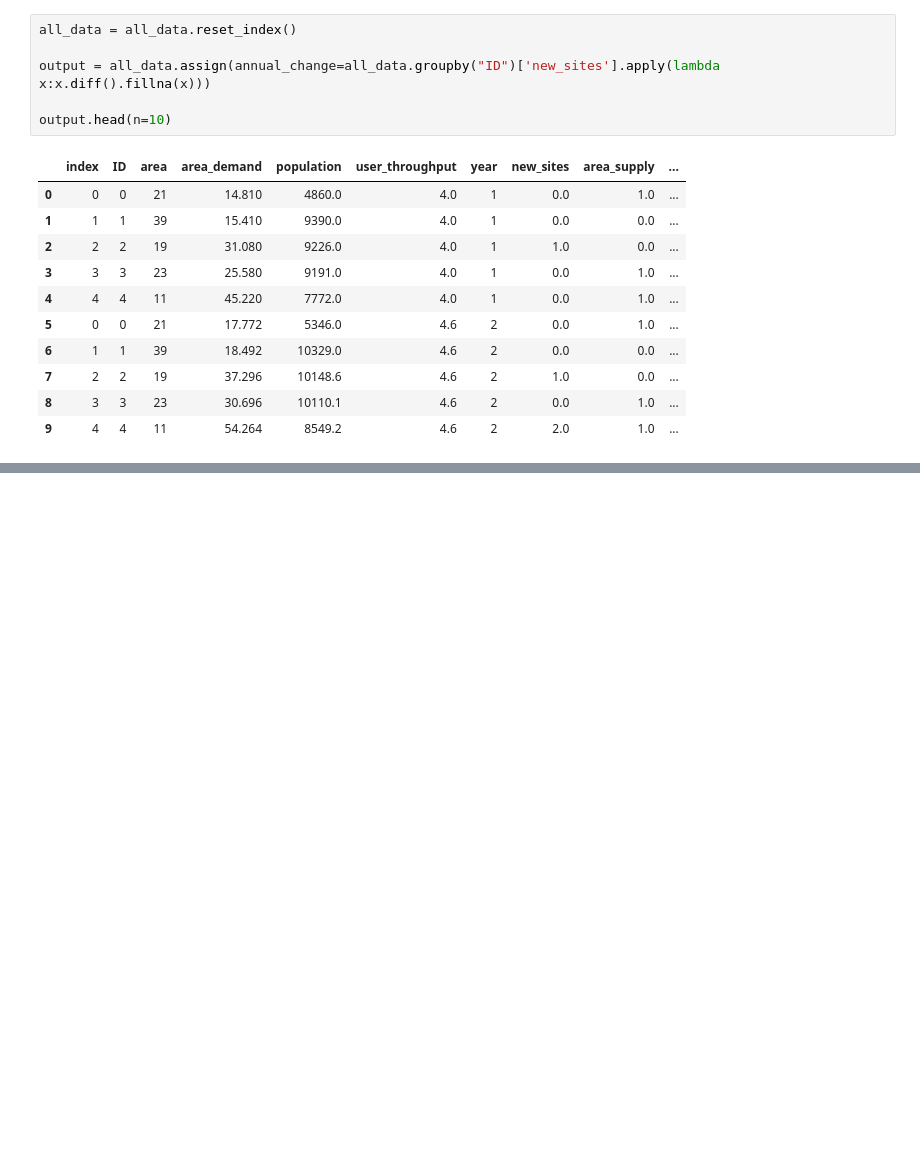
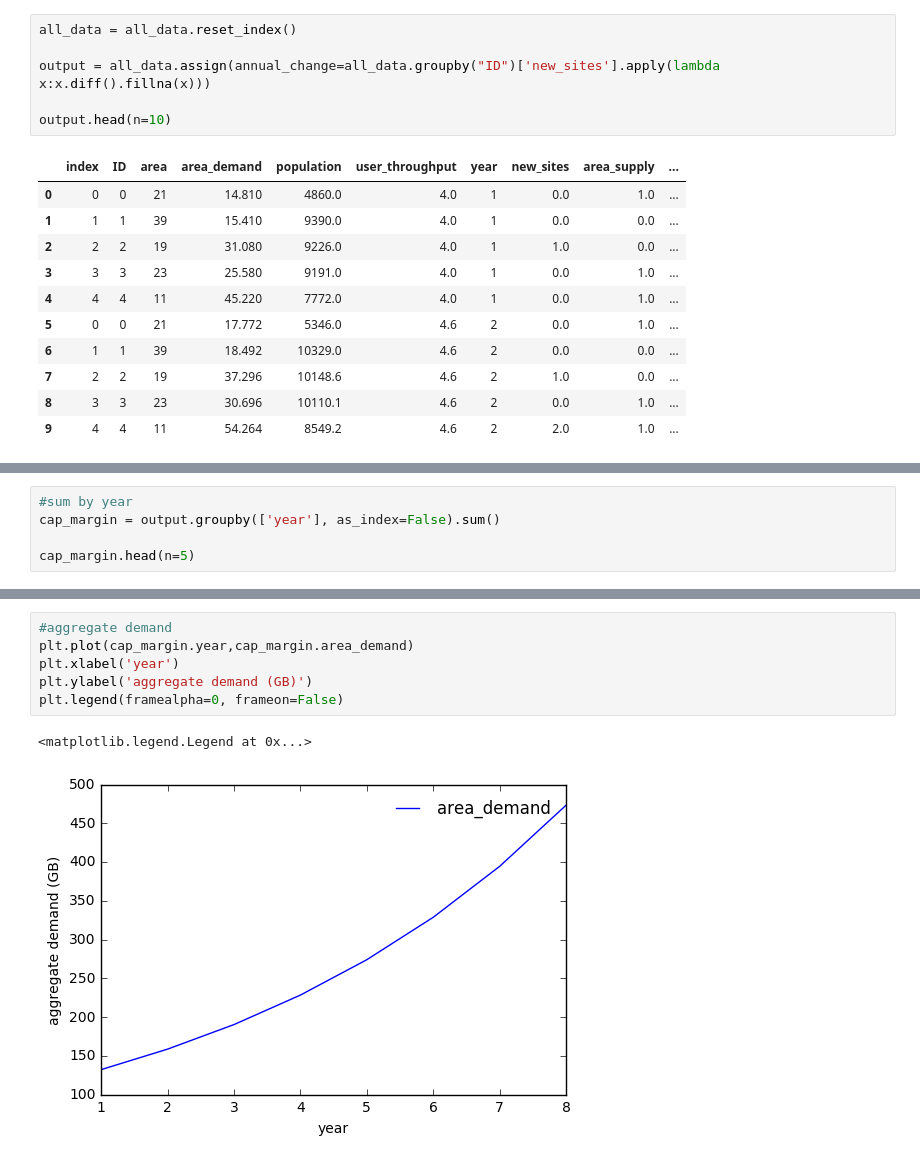
Before and after one commit to ashutoshj14/digital_comms, a Jupyter notebook: digital_comms/mobile_model2.ipynb, the cells around one changed output, grey strips where cells are left out. Drawn from its saved outputs; the diff is of its cells as text; blank space fills up the shorter version.

```diff
--- a/digital_comms/mobile_model2.ipynb
+++ b/digital_comms/mobile_model2.ipynb
@@ -280,0 +293,5 @@ plt.legend(framealpha=0, frameon=False)
+# %%
+#sum by year
+cap_margin = output.groupby(['year'], as_index=False).sum()
+
+cap_margin.head(n=5)
@@ -280,0 +305,9 @@ plt.legend(framealpha=0, frameon=False)
+# %%
+#aggregate demand
+plt.plot(cap_margin.year,cap_margin.area_demand)
+plt.xlabel('year')
+plt.ylabel('aggregate demand (GB)')
+plt.legend(framealpha=0, frameon=False)
+# %% [output]
+<matplotlib.legend.Legend at 0x...>
+[figure, added]
```
Also changed, not shown: parts of 7 cells of this notebook.
